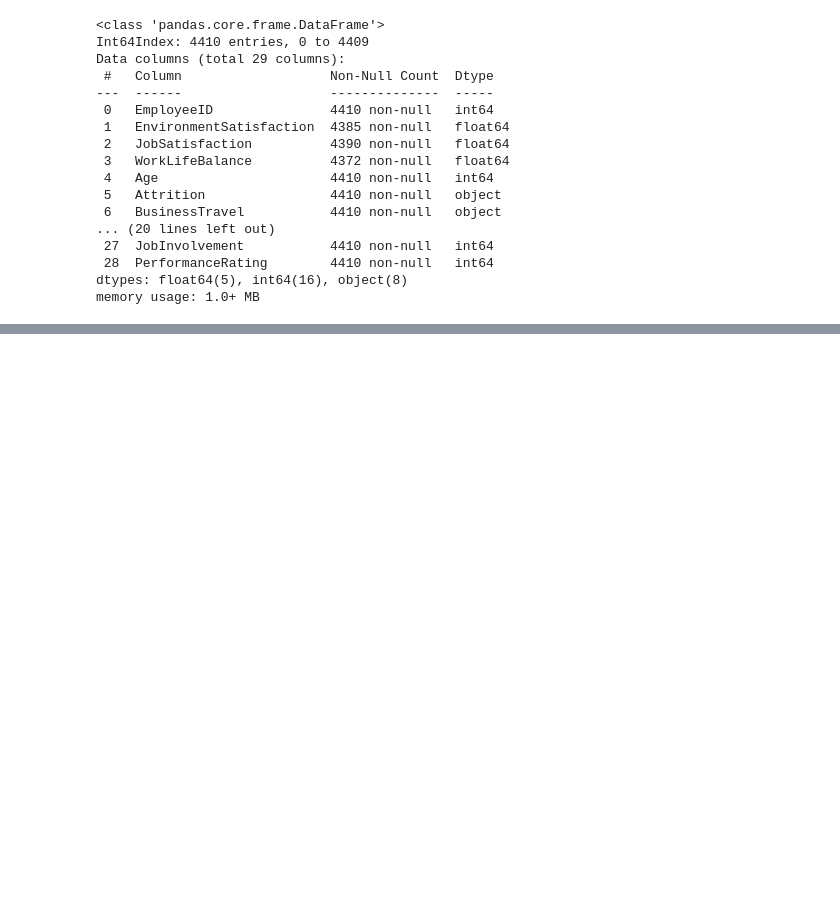
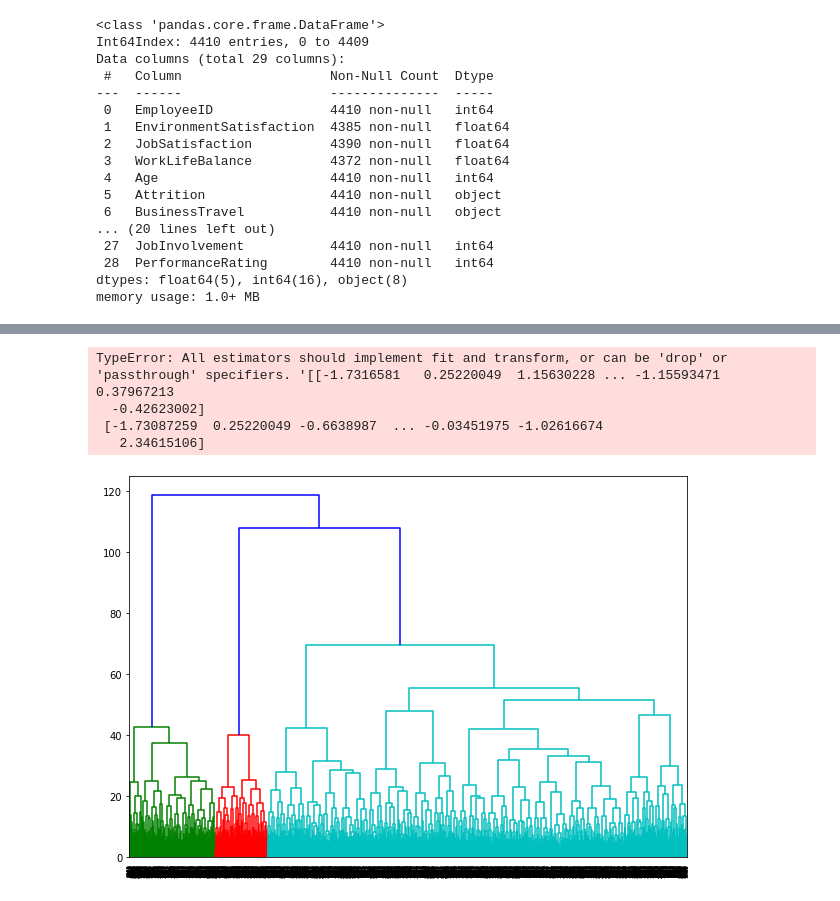
Before and after one commit to VictorMassotte/Projet-IA, a Jupyter notebook: projet-ia.ipynb, the cells around one changed output, grey strips where cells are left out. Saved outputs shown, nothing was run; the diff lists cells and outputs as text; code cells hidden in the pictures; blank space fills up the shorter version.

Commit message:
Pipeline ML

```diff
--- a/projet-ia.ipynb
+++ b/projet-ia.ipynb
@@ -31,0 +71,15 @@ memory usage: 1.0+ MB
+# %%
+from scipy.cluster.hierarchy import dendrogram, linkage
+from sklearn.cluster import AgglomerativeClustering
+
+X = allData.copy() # A new copy of data set
+X.drop("Attrition", axis=1, inplace=True) # Not numerical
+X.drop("BusinessTravel", axis=1, inplace=True) # Not numerical
+X.drop("EducationField", axis=1, inplace=True) # Not numerical
+X.drop("Department", axis=1, inplace=True) # Not numerical
+X.drop("Gender", axis=1, inplace=True) # Not numerical
+X.drop("JobRole", axis=1, inplace=True) # Not numerical
+X.drop("MaritalStatus", axis=1, inplace=True) # Not numerical
+X.drop("Over18", axis=1, inplace=True) # Not numerical
+
+X.head()
@@ -31,0 +94,38 @@ memory usage: 1.0+ MB
+# %%
+from sklearn.pipeline import Pipeline
+from sklearn.preprocessing import StandardScaler
+from sklearn.impute import SimpleImputer
+from sklearn.preprocessing import OneHotEncoder
+
+num_attribs = list(X)
+cat_attribs = ["BusinessTravel", "Attrition", "EducationField", "Department", "Gender", "JobRole", "MaritalStatus", "Over18"]
+
+num_pipeline = Pipeline([
+        ('imputer', SimpleImputer(strategy="median")),
+        ('std_scaler', StandardScaler()),
+    ])
+
+allDataPipeline = num_pipeline.fit_transform(X)
+# %%
+from sklearn.compose import ColumnTransformer
+
+full_pipeline = ColumnTransformer([
+        ("num", allDataPipeline, num_attribs),
+        ("cat", OneHotEncoder(), cat_attribs),
+    ])
+
+ML = full_pipeline.fit_transform(allData)
+ML
+# %% [output]
+TypeError: All estimators should implement fit and transform, or can be 'drop' or 'passthrough' specifiers. '[[-1.7316581   0.25220049  1.15630228 ... -1.15593471  0.37967213
+  -0.42623002]
+ [-1.73087259  0.25220049 -0.6638987  ... -0.03451975 -1.02616674
+   2.34615106]
+# %%
+import matplotlib.pyplot as plt
+
+plt.figure(figsize=(10, 7))
+dendrogram(linkage(allDataPipeline, method='ward'), orientation='top', distance_sort='descending', show_leaf_counts=True)
+plt.show()
+# %% [output]
+[figure, added]
```
Also changed, not shown: parts of 5 cells of this notebook.
